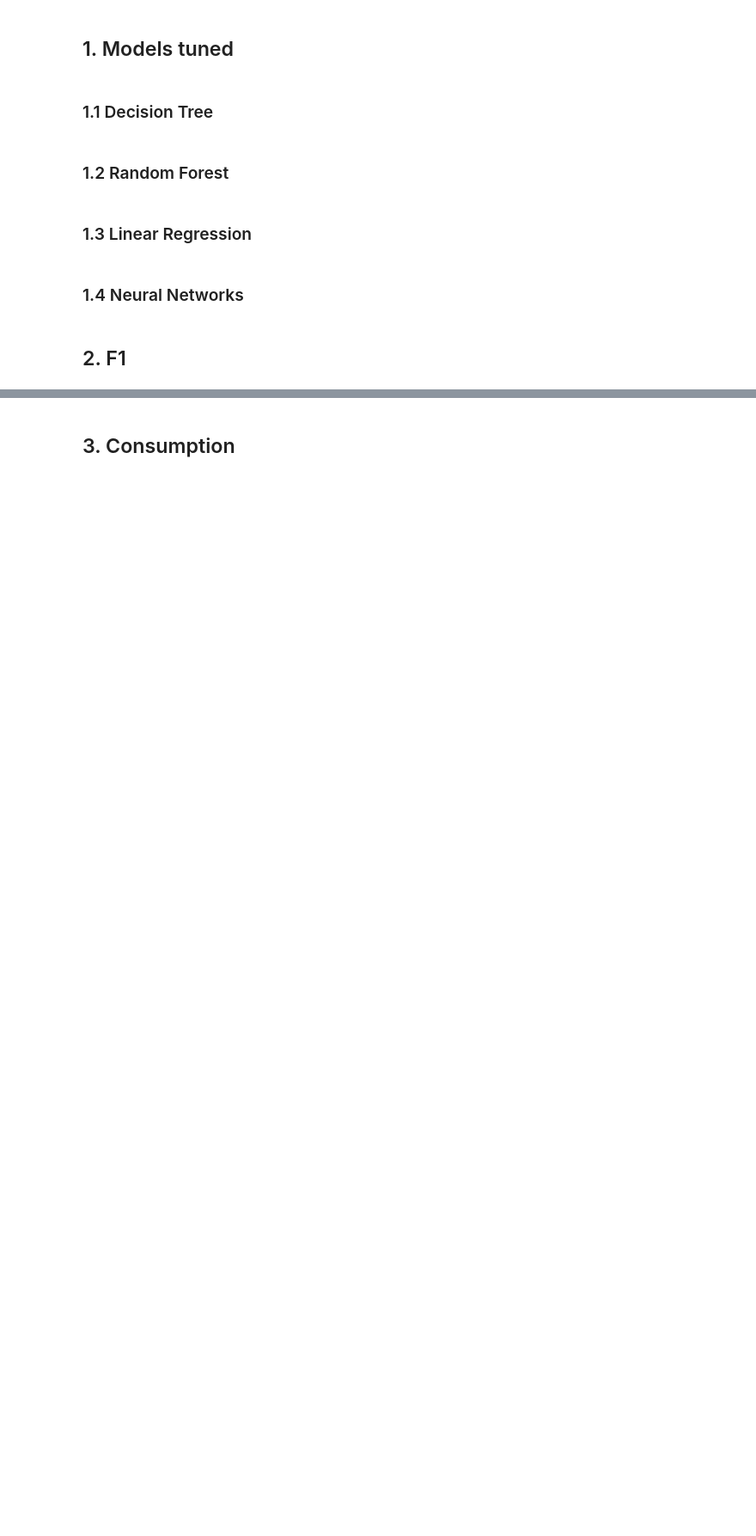
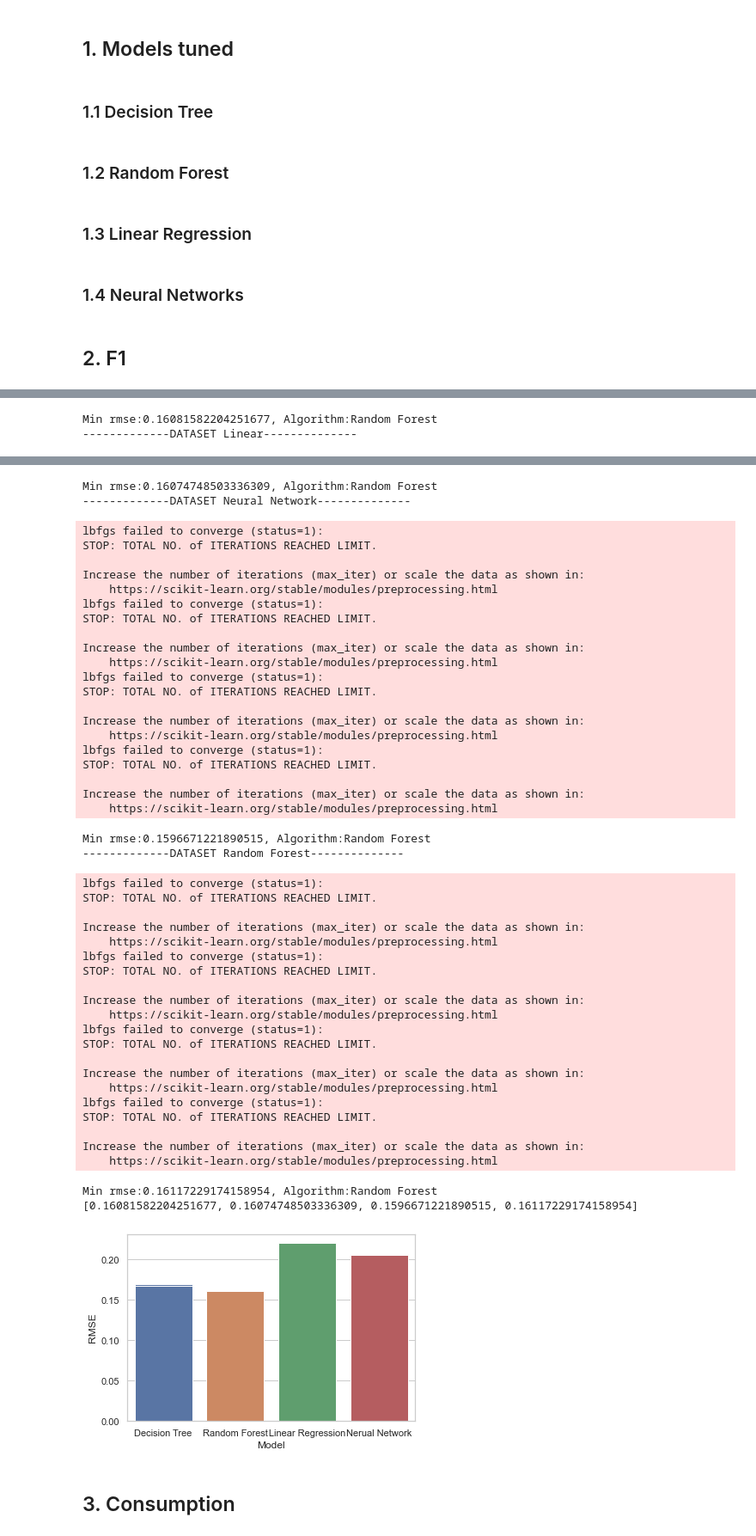
Before and after one commit to EPFLiGHT/CS433-2021-ecoML, a Jupyter notebook: prediction_feature/regression.ipynb, the cells around one changed output, grey strips where cells are left out. Shown at 86% size. Cells and saved outputs as stored; diff of their text form; code cells hidden in the pictures; blank space fills up the shorter version.

Commit message:
Update regression.ipynb and prediction_helper.py

```diff
--- a/prediction_feature/regression.ipynb
+++ b/prediction_feature/regression.ipynb
@@ -117,13 +117,15 @@ for algo in algos:
     for i in df.columns:
         if i!='F1':
             df[i]=np.log(1+df[i])
-    X=df.loc[:,df.columns!='F1']
-    y=df['F1']
-    #selecting 7 features with highest mutual_information
-    selector = SelectKBest(mutual_info_regression, k=7)
-    X = selector.fit(X,y)
+    X=df.loc[:,df.columns!='F1'].to_numpy()
+    y=df['F1'].to_numpy()
     #Train-Test splitting
     X_train, X_test, y_train, y_test = train_test_split(X, y, test_size=0.33, random_state=42)
+    #selecting 7 features with highest mutual_information
+    selector = SelectKBest(mutual_info_regression, k=7).fit(X_train,y_train)
+    support = selector.get_support()
+    X_train = X_train[:,support]
+    X_test = X_test[:,support]
     #run_autoML(X_train,X_test,y_train,y_test)
     rmse_list=[]
     clf_list=[]
@@ -134,16 +136,18 @@ for algo in algos:
         clf_list.append(clf)
     data={'Model':names, 'RMSE':rmse_list}
     df_plot=pd.DataFrame(data)
-    rmse_per_algo.append(rmse_list)
     #plotting
     sns.set_theme(style="whitegrid")
     ax = sns.barplot(x="Model", y="RMSE", data=df_plot)
     filename='_'.join(algo.split())
     plt.savefig(f'./plots/F1_model_{filename}.png')
-    rmse_per_algo.append(rmse_list)
+    rmse_per_algo.append(np.min(np.array(rmse_list)))
     #saving best model
     pickle.dump(clf_list[np.argmin(np.array(rmse_list))], open(f'./models/F1_model_{filename}.sav', 'wb'))
     #saving support features
-    support = selector.get_support()
     pickle.dump(support, open(f'./models/support_F1_{filename}.pkl', 'wb'))
     print(f'Min rmse:{np.min(rmse_list)}, Algorithm:{names[np.argmin(np.array(rmse_list))]}')
+#saving rmse_per_algo
+pickle.dump(rmse_per_algo, open(f'./models/F1_rmse.pkl', 'wb'))
+print(rmse_per_algo)
+# %% [output]
@@ -149,0 +172,2 @@ for algo in algos:
+Min rmse:0.16081582204251677, Algorithm:Random Forest
+-------------DATASET Linear--------------
@@ -150,3 +189,50 @@ for algo in algos:
+Min rmse:0.16074748503336309, Algorithm:Random Forest
+-------------DATASET Neural Network--------------
+lbfgs failed to converge (status=1):
+STOP: TOTAL NO. of ITERATIONS REACHED LIMIT.
+
+Increase the number of iterations (max_iter) or scale the data as shown in:
+    https://scikit-learn.org/stable/modules/preprocessing.html
+lbfgs failed to converge (status=1):
+STOP: TOTAL NO. of ITERATIONS REACHED LIMIT.
+
+Increase the number of iterations (max_iter) or scale the data as shown in:
+    https://scikit-learn.org/stable/modules/preprocessing.html
+lbfgs failed to converge (status=1):
+STOP: TOTAL NO. of ITERATIONS REACHED LIMIT.
+
+Increase the number of iterations (max_iter) or scale the data as shown in:
+    https://scikit-learn.org/stable/modules/preprocessing.html
+lbfgs failed to converge (status=1):
+STOP: TOTAL NO. of ITERATIONS REACHED LIMIT.
+
+Increase the number of iterations (max_iter) or scale the data as shown in:
+    https://scikit-learn.org/stable/modules/preprocessing.html
+Min rmse:0.1596671221890515, Algorithm:Random Forest
+-------------DATASET Random Forest--------------
+lbfgs failed to converge (status=1):
+STOP: TOTAL NO. of ITERATIONS REACHED LIMIT.
+
+Increase the number of iterations (max_iter) or scale the data as shown in:
+    https://scikit-learn.org/stable/modules/preprocessing.html
+lbfgs failed to converge (status=1):
+STOP: TOTAL NO. of ITERATIONS REACHED LIMIT.
+
+Increase the number of iterations (max_iter) or scale the data as shown in:
+    https://scikit-learn.org/stable/modules/preprocessing.html
+lbfgs failed to converge (status=1):
+STOP: TOTAL NO. of ITERATIONS REACHED LIMIT.
+
+Increase the number of iterations (max_iter) or scale the data as shown in:
+    https://scikit-learn.org/stable/modules/preprocessing.html
+lbfgs failed to converge (status=1):
+STOP: TOTAL NO. of ITERATIONS REACHED LIMIT.
+
+Increase the number of iterations (max_iter) or scale the data as shown in:
+    https://scikit-learn.org/stable/modules/preprocessing.html
+Min rmse:0.16117229174158954, Algorithm:Random Forest
+[0.16081582204251677, 0.16074748503336309, 0.1596671221890515, 0.16117229174158954]
+[figure, added]
 # %% [markdown]
 ## 3. Consumption
 # %%
```
Also changed, not shown: parts of 2 cells of this notebook, 29 other files.
